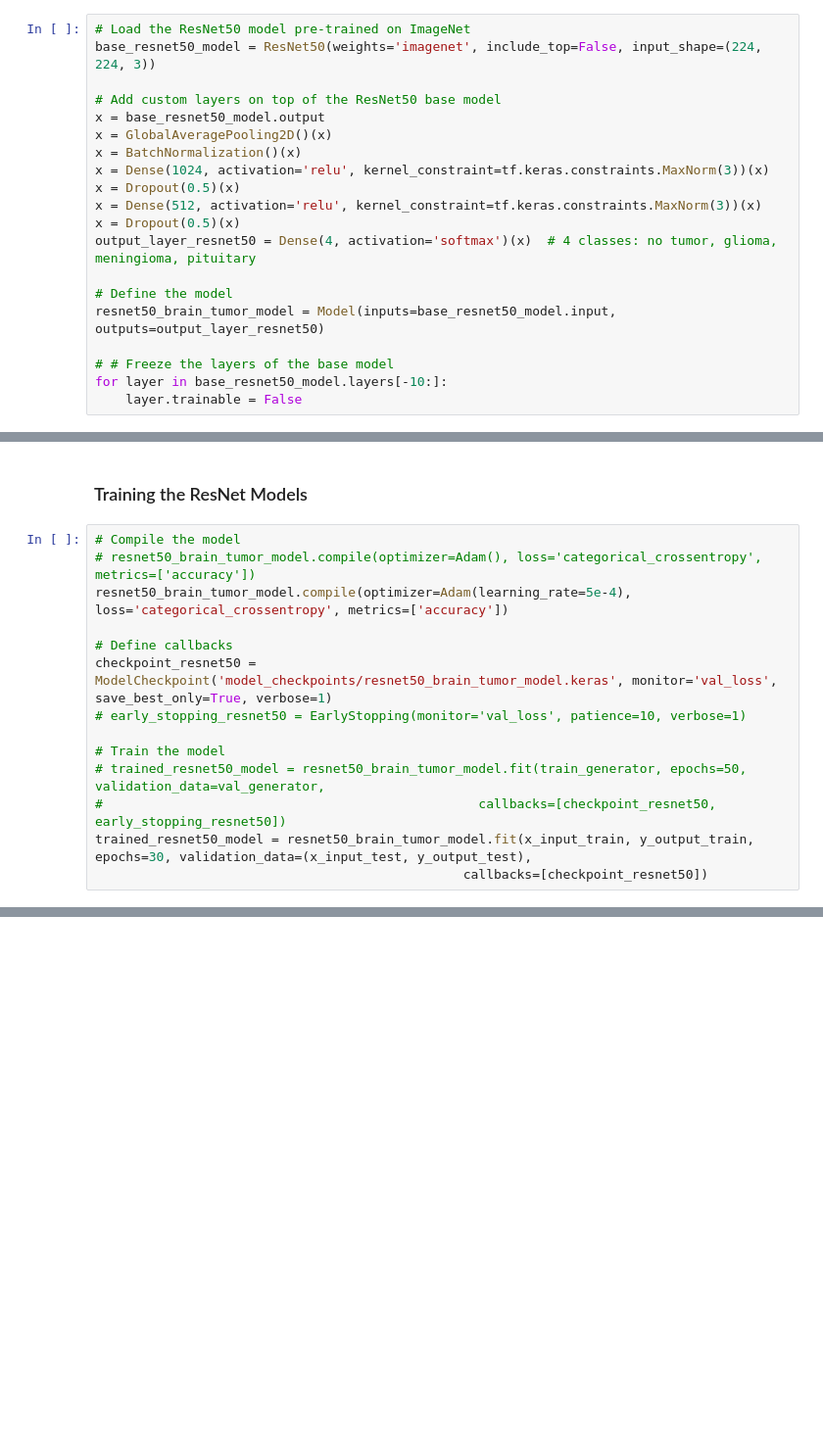
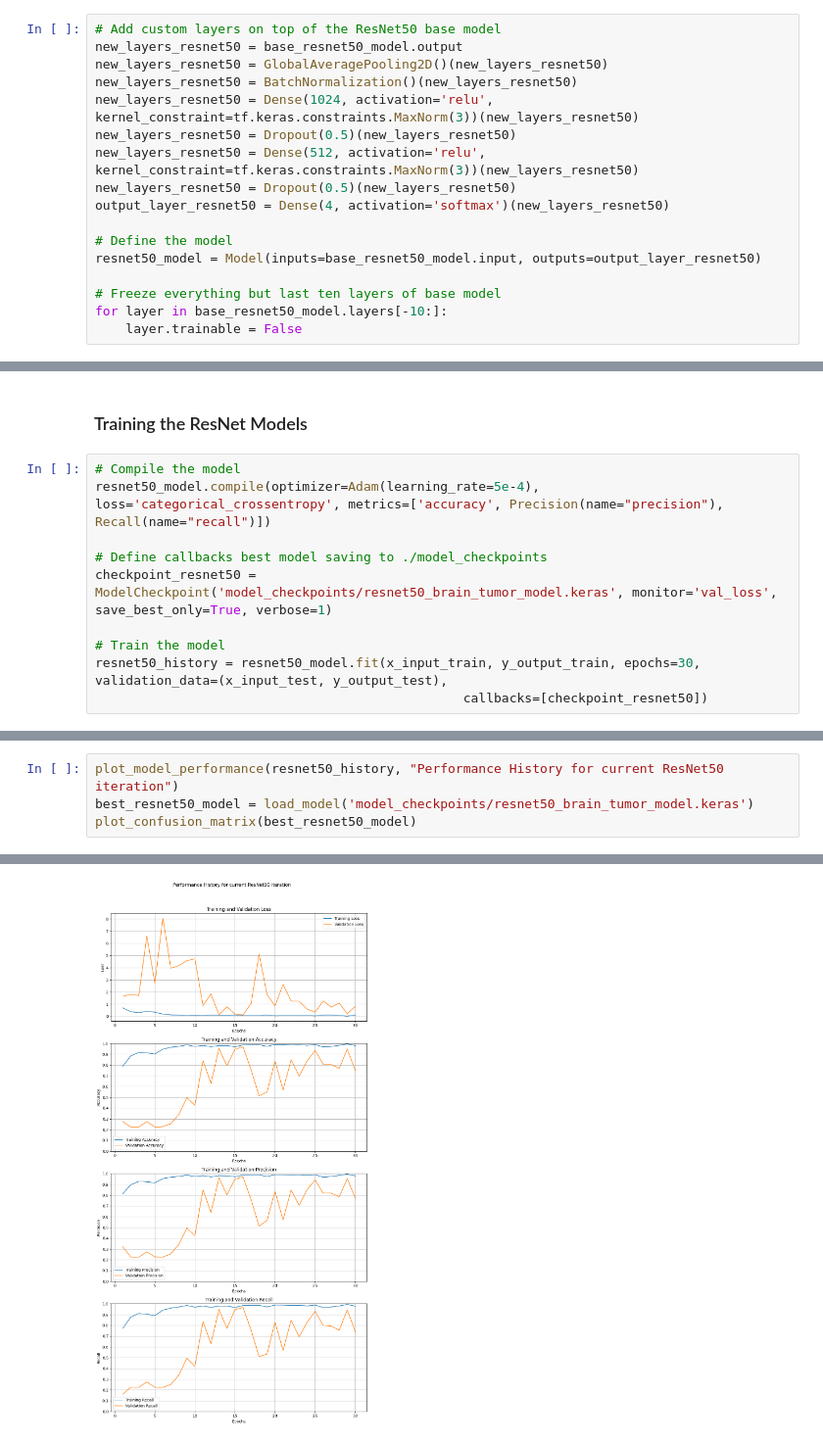
Before and after one commit to mtwchuang/CSC3009-Brain-Tumor-Detection, a Jupyter notebook: ResNets.ipynb, the cells around one changed output, grey strips where cells are left out. Shown: that part at 98% size. Cells and saved outputs as stored; diff of their text form; blank space fills up the shorter version.

```diff
--- a/ResNets.ipynb
+++ b/ResNets.ipynb
@@ -178,20 +216,17 @@ Number of Classes: 4
 # %%
-# Load the ResNet50 model pre-trained on ImageNet
-base_resnet50_model = ResNet50(weights='imagenet', include_top=False, input_shape=(224, 224, 3))
-
 # Add custom layers on top of the ResNet50 base model
-x = base_resnet50_model.output
-x = GlobalAveragePooling2D()(x)
-x = BatchNormalization()(x)
-x = Dense(1024, activation='relu', kernel_constraint=tf.keras.constraints.MaxNorm(3))(x)
-x = Dropout(0.5)(x)
-x = Dense(512, activation='relu', kernel_constraint=tf.keras.constraints.MaxNorm(3))(x)
-x = Dropout(0.5)(x)
-output_layer_resnet50 = Dense(4, activation='softmax')(x)  # 4 classes: no tumor, glioma, meningioma, pituitary
+new_layers_resnet50 = base_resnet50_model.output
+new_layers_resnet50 = GlobalAveragePooling2D()(new_layers_resnet50)
+new_layers_resnet50 = BatchNormalization()(new_layers_resnet50)
+new_layers_resnet50 = Dense(1024, activation='relu', kernel_constraint=tf.keras.constraints.MaxNorm(3))(new_layers_resnet50)
+new_layers_resnet50 = Dropout(0.5)(new_layers_resnet50)
+new_layers_resnet50 = Dense(512, activation='relu', kernel_constraint=tf.keras.constraints.MaxNorm(3))(new_layers_resnet50)
+new_layers_resnet50 = Dropout(0.5)(new_layers_resnet50)
+output_layer_resnet50 = Dense(4, activation='softmax')(new_layers_resnet50)
 
 # Define the model
-resnet50_brain_tumor_model = Model(inputs=base_resnet50_model.input, outputs=output_layer_resnet50)
+resnet50_model = Model(inputs=base_resnet50_model.input, outputs=output_layer_resnet50)
 
-# # Freeze the layers of the base model
+# Freeze everything but last ten layers of base model
 for layer in base_resnet50_model.layers[-10:]:
     layer.trainable = False
@@ -224,17 +234,13 @@ for layer in base_resnet50_model.layers[-10:]:
 ### Training the ResNet Models
 # %%
 # Compile the model
-# resnet50_brain_tumor_model.compile(optimizer=Adam(), loss='categorical_crossentropy', metrics=['accuracy'])
-resnet50_brain_tumor_model.compile(optimizer=Adam(learning_rate=5e-4), loss='categorical_crossentropy', metrics=['accuracy'])
+resnet50_model.compile(optimizer=Adam(learning_rate=5e-4), loss='categorical_crossentropy', metrics=['accuracy', Precision(name="precision"), Recall(name="recall")])
 
-# Define callbacks
+# Define callbacks best model saving to ./model_checkpoints
 checkpoint_resnet50 = ModelCheckpoint('model_checkpoints/resnet50_brain_tumor_model.keras', monitor='val_loss', save_best_only=True, verbose=1)
-# early_stopping_resnet50 = EarlyStopping(monitor='val_loss', patience=10, verbose=1)
 
 # Train the model
-# trained_resnet50_model = resnet50_brain_tumor_model.fit(train_generator, epochs=50, validation_data=val_generator,
-#                                                 callbacks=[checkpoint_resnet50, early_stopping_resnet50])
-trained_resnet50_model = resnet50_brain_tumor_model.fit(x_input_train, y_output_train, epochs=30, validation_data=(x_input_test, y_output_test),
+resnet50_history = resnet50_model.fit(x_input_train, y_output_train, epochs=30, validation_data=(x_input_test, y_output_test),
                                                 callbacks=[checkpoint_resnet50])
 # %% [output]
 Epoch 1/30
@@ -334,0 +376,5 @@ Epoch 2:
+# %%
+plot_model_performance(resnet50_history, "Performance History for current ResNet50 iteration")
+best_resnet50_model = load_model('model_checkpoints/resnet50_brain_tumor_model.keras')
+plot_confusion_matrix(best_resnet50_model)
+# %% [output]
@@ -334,0 +398 @@ Epoch 2:
+[figure, added]
```
Also changed, not shown: parts of 14 cells of this notebook, 3 other files.
